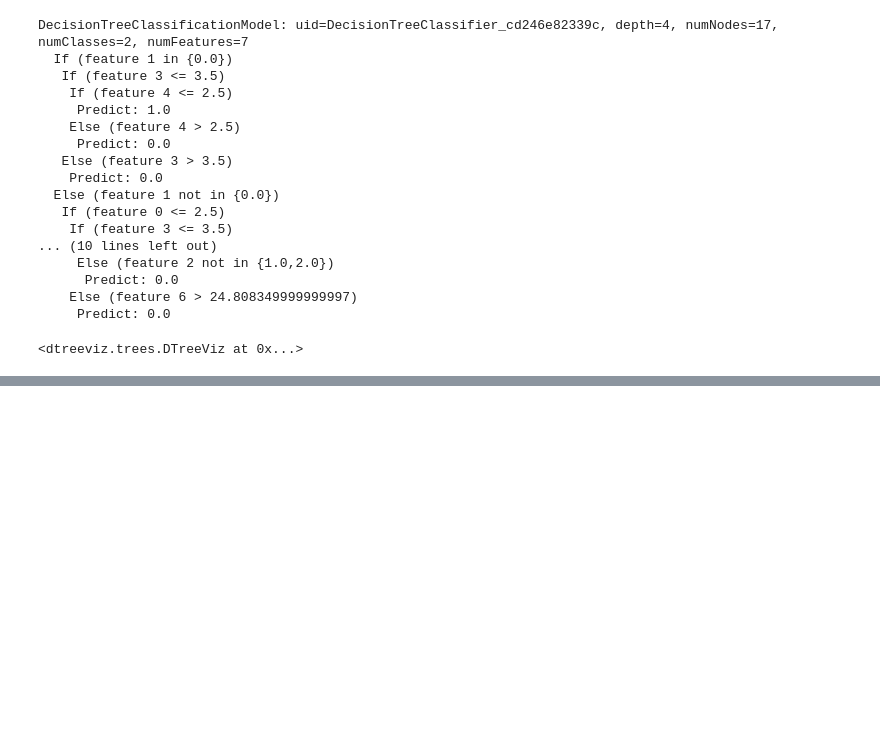
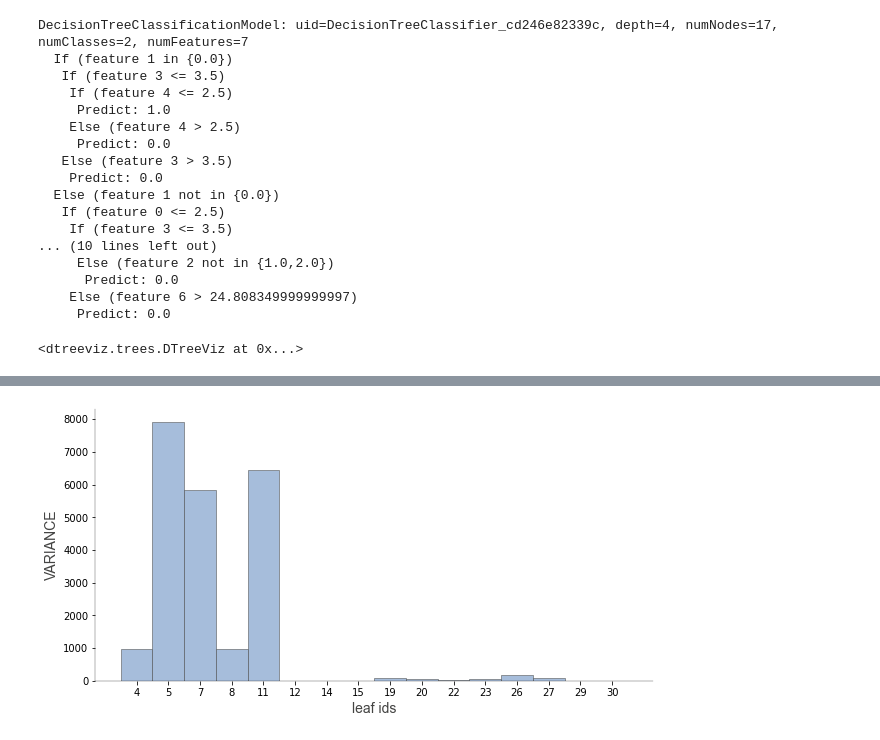
Before and after one commit to parrt/dtreeviz, a Jupyter notebook: notebooks/dtreeviz_spark_visualisations.ipynb, the cells around one changed output, grey strips where cells are left out. Drawn from its saved outputs; the diff is of its cells as text; code cells hidden in the pictures; blank space fills up the shorter version.

```diff
--- a/notebooks/dtreeviz_spark_visualisations.ipynb
+++ b/notebooks/dtreeviz_spark_visualisations.ipynb
@@ -445,0 +511,4 @@ spark_dtree.target_name
+# %%
+trees.viz_leaf_criterion(spark_dtree_reg)
+# %% [output]
+[figure, added]
```
Also changed, not shown: parts of 33 cells of this notebook, 1 other file.
